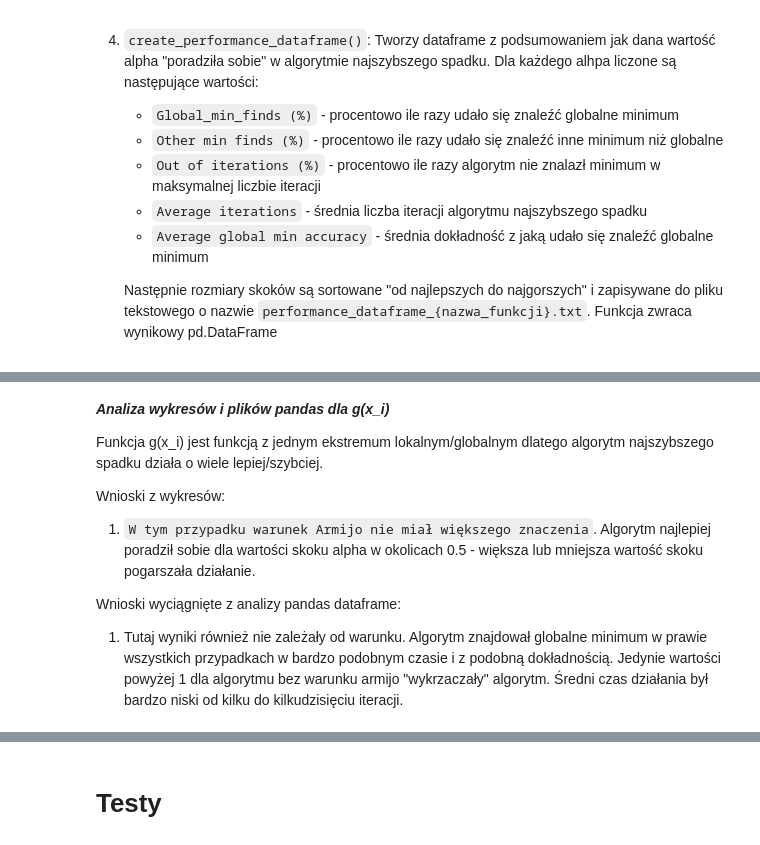
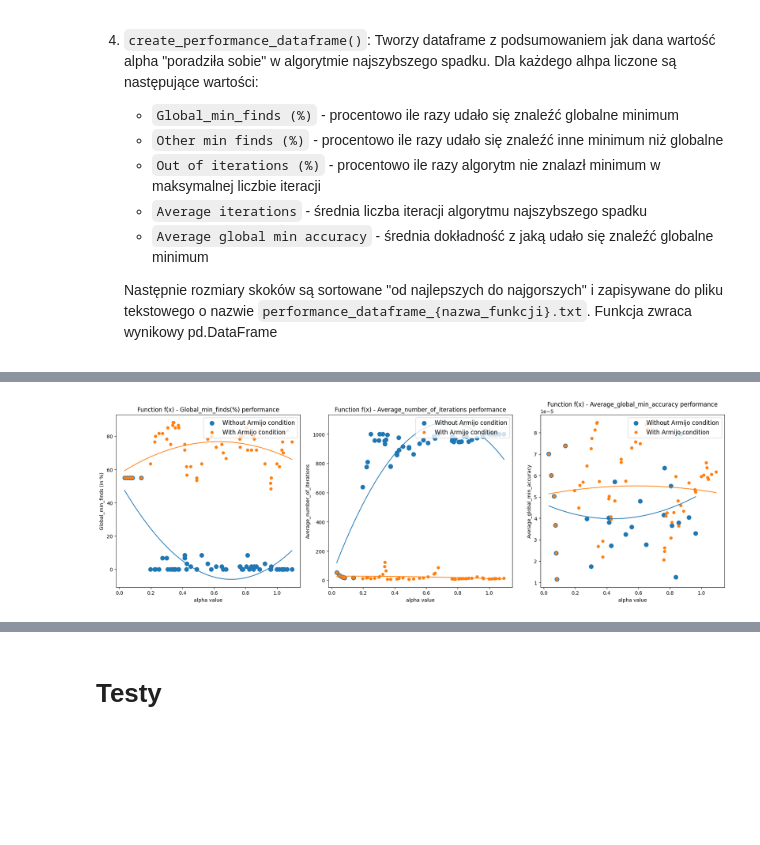
Before and after one commit to oszypczy/SGD-implementation, a Jupyter notebook: notebook_lab1.ipynb, the cells around one changed output, grey strips where cells are left out. Saved outputs shown, nothing was run; the diff lists cells and outputs as text; code cells hidden in the pictures; blank space fills up the shorter version.

Commit message:
Made changes to generating plots

```diff
--- a/notebook_lab1.ipynb
+++ b/notebook_lab1.ipynb
@@ -327,0 +312,36 @@ Wnioski wyciągnięte z analizy pandas dataframe:
+# %%
+def draw_perfomance_graph(final_dataframe: pd.DataFrame, function_name: str):
+    fig, (ax1, ax2, ax3) = plt.subplots(1, 3, figsize=(18, 6))
+    armijo_labels = [False, True]
+    titles = [
+        f'Function {function_name} - Global_min_finds(%) performance',
+        f'Function {function_name} - Average_number_of_iterations performance',
+        f'Function {function_name} - Average_global_min_accuracy performance'
+    ]
+    x_labels = ['alpha value', 'alpha value', 'alpha value']
+    y_labels = [
+        'Global_min_finds (in %)',
+        'Average_number_of_iterations',
+        'Average_global_min_accuracy'
+    ]
+
+    for ax_index, label in enumerate(armijo_labels):
+        subset = final_dataframe[final_dataframe['armijo'] == label]
+        x_1 = subset['alpha'].tolist()
+        y_1 = subset['Global_min_finds (%)'].tolist()
+        plot_axes(ax1, x_1, y_1, titles[0], x_labels[0], y_labels[0], f'With Armijo condition' if label else 'Without Armijo condition', label)
+
+        x_2 = subset['alpha'].tolist()
+        y_2 = subset['Average_number_of_iterations'].tolist()
+        plot_axes(ax2, x_2, y_2, titles[1], x_labels[1], y_labels[1], f'With Armijo condition' if label else 'Without Armijo condition', label)
+
+        x_3 = subset['alpha'].tolist()
+        y_3 = [process_accuracy(accuracy) for accuracy in subset['Average_global_min_accuracy']]
+        plot_axes(ax3, x_3, y_3, titles[2], x_labels[2], y_labels[2], f'With Armijo condition' if label else 'Without Armijo condition', label)
+
+    ax1.legend(loc='upper right', fontsize=12)
+    ax2.legend(loc='upper right', fontsize=12)
+    ax3.legend(loc='upper right', fontsize=12)
+
+    plt.tight_layout()
+    plt.show()
@@ -328,4 +367,3 @@ Wnioski wyciągnięte z analizy pandas dataframe:
 # %%
-dataframe = create_raw_dataframe(f, f_grad, min_f.x[0], "f(x)", 1, 50)
-dataframe = create_performance_dataframe(dataframe, "f(x)")
-draw_perfomance_graph(dataframe, "f(x)")
+dataframe_f = create_raw_dataframe(f, f_grad, min_f.x[0], "f(x)", 1, 60)
+dataframe_f = create_performance_dataframe(dataframe_f, "f(x)")
@@ -334,10 +370,4 @@ draw_perfomance_graph(dataframe, "f(x)")
-# %% [markdown]
-***Analiza wykresów i plików pandas dla g(x_i)***
-
-Funkcja g(x_i) jest funkcją z jednym ekstremum lokalnym/globalnym dlatego algorytm najszybszego spadku działa o wiele lepiej/szybciej.
-
-Wnioski z wykresów:
-1. `W tym przypadku warunek Armijo nie miał większego znaczenia`. Algorytm najlepiej poradził sobie dla wartości skoku alpha w okolicach 0.5 - większa lub mniejsza wartość skoku pogarszała działanie.
-
-Wnioski wyciągnięte z analizy pandas dataframe:
-1. Tutaj wyniki również nie zależały od warunku. Algorytm znajdował globalne minimum w prawie wszystkich przypadkach w bardzo podobnym czasie i z podobną dokładnością. Jedynie wartości powyżej 1 dla algorytmu bez warunku armijo "wykrzaczały" algorytm. Średni czas działania był bardzo niski od kilku do kilkudzisięciu iteracji.
+# %%
+draw_perfomance_graph(dataframe_f, "f(x)")
+# %% [output]
+[figure, added]
```
Also changed, not shown: parts of 15 cells of this notebook, 4 other files.
